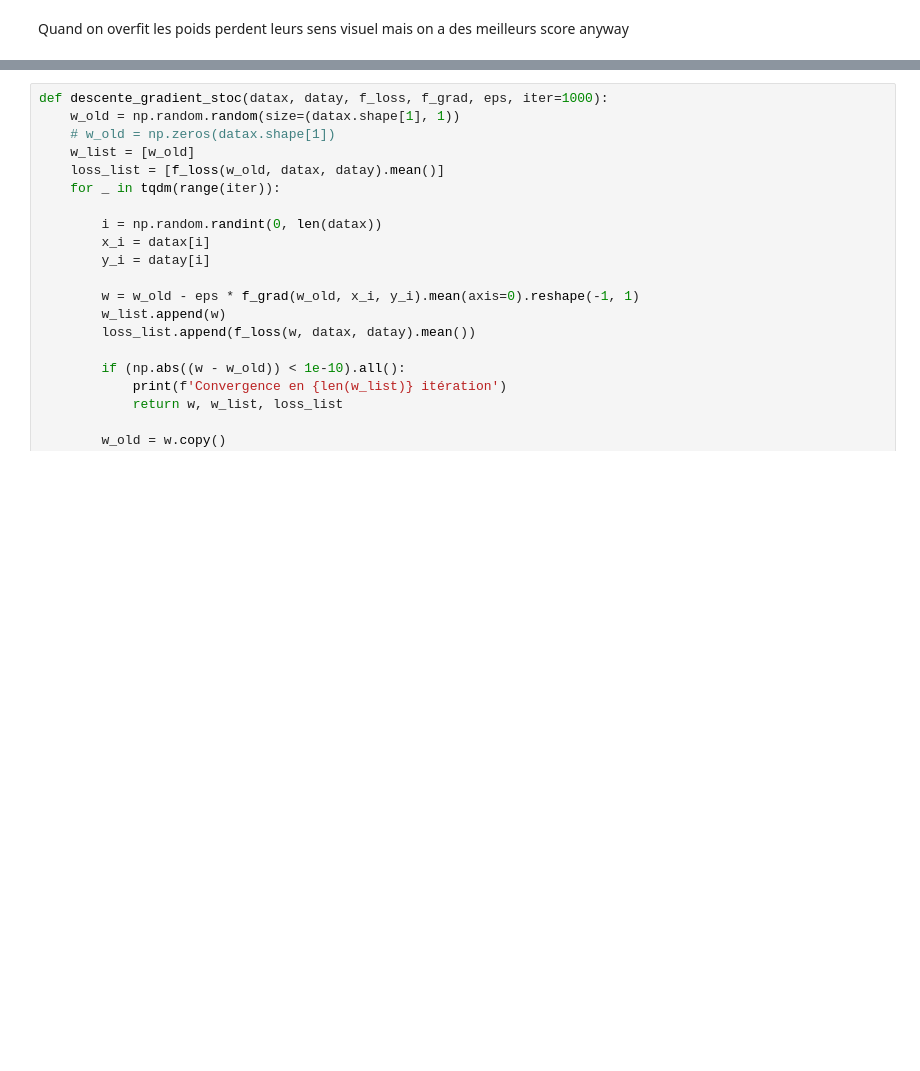
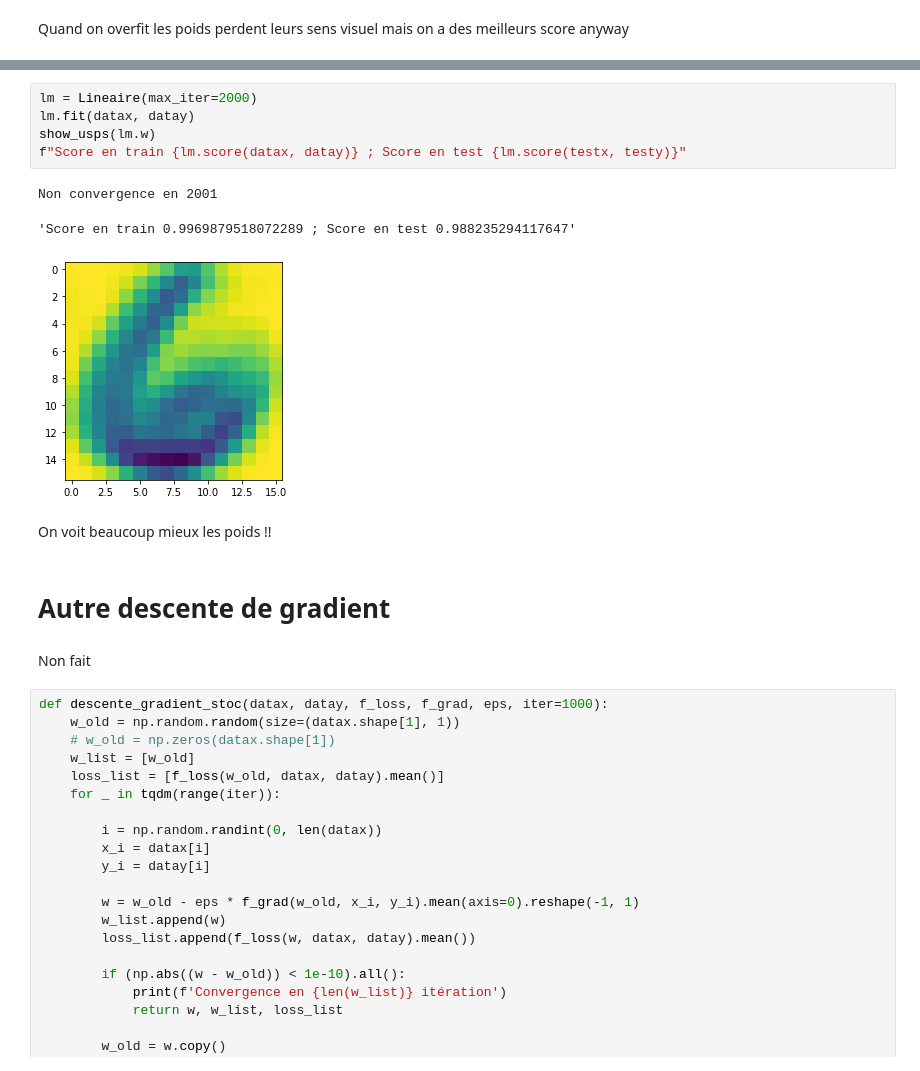
Before and after one commit to CharlesAttend/M1-S2-DAC, a Jupyter notebook: ML/TME/TME4/src/tme4.ipynb, the cells around one changed output, grey strips where cells are left out. Cells and saved outputs as stored; diff of their text form; blank space fills up the shorter version.

```diff
--- a/ML/TME/TME4/src/tme4.ipynb
+++ b/ML/TME/TME4/src/tme4.ipynb
@@ -154,3 +183,18 @@ Non convergence en 101
+# %%
+lm = Lineaire(max_iter=2000)
+lm.fit(datax, datay)
+show_usps(lm.w)
+f"Score en train {lm.score(datax, datay)} ; Score en test {lm.score(testx, testy)}"
+# %% [output]
+Non convergence en 2001
+'Score en train 0.9969879518072289 ; Score en test 0.988235294117647'
+[figure, added]
+# %% [markdown]
+On voit beaucoup mieux les poids !!
+# %% [markdown]
+# Autre descente de gradient
+# %% [markdown]
+Non fait
 # %%
 def descente_gradient_stoc(datax, datay, f_loss, f_grad, eps, iter=1000):
     w_old = np.random.random(size=(datax.shape[1], 1))
```
Also changed, not shown: parts of 8 cells of this notebook, 1 other file.
